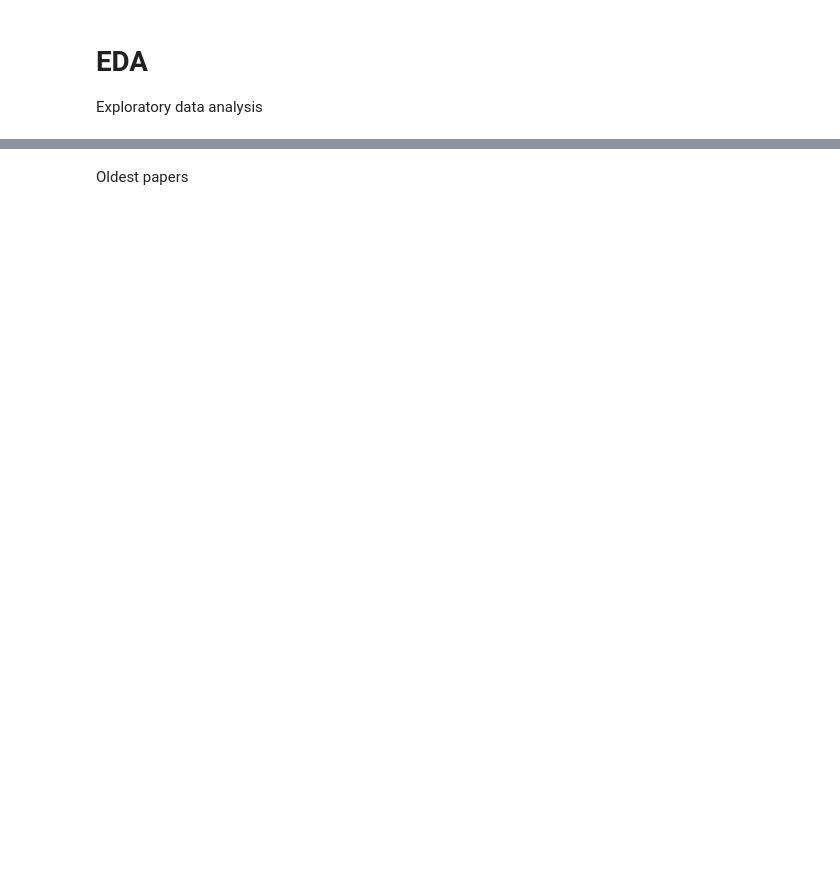
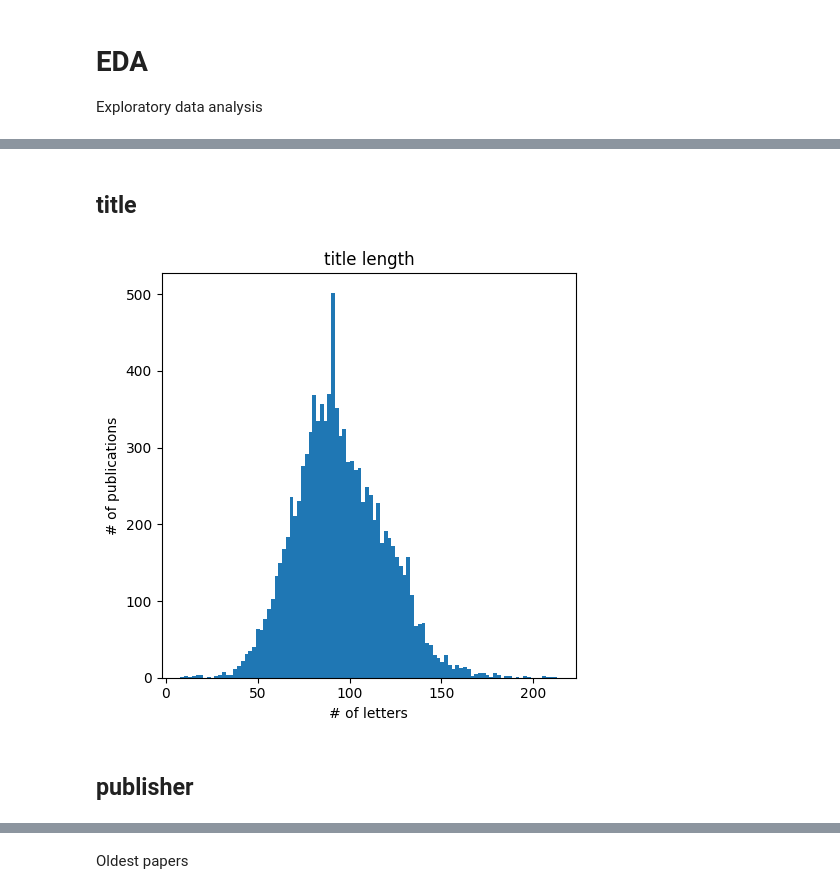
Before and after one commit to pabloajimenezc/SOTA, a Jupyter notebook: notebooks/02_data_preprocessing.ipynb, the cells around one changed output, grey strips where cells are left out. Drawn from its saved outputs; the diff is of its cells as text; code cells hidden in the pictures; blank space fills up the shorter version.

```diff
--- a/notebooks/02_data_preprocessing.ipynb
+++ b/notebooks/02_data_preprocessing.ipynb
@@ -408,6 +249,11 @@ data.shape
 # # It seems that there isn't suspicious abstracts
 # %%
 # Filter abstracts using keywords
+
+# Hexverter
+m2c_keywords = 'hexverter'.split(' ')
+m2c_keywords = '|'.join(m2c_keywords)
+mask_m2c = data['abstract'].str.contains(m2c_keywords)
 
 # M2C
 m2c_keywords = 'mmc m2c modular multilevel converter'.split(' ')
@@ -419,12 +265,12 @@ m3c_keywords = 'mmmc m3c modular multilevel matrix converter'.split(' ')
 m3c_keywords = '|'.join(m3c_keywords)
 mask_m3c = data['abstract'].str.contains(m3c_keywords)
 
-# Control
-control_keywords = 'control controller'.split(' ')
-control_keywords = '|'.join(control_keywords)
-mask_control = data['abstract'].str.contains(control_keywords)
+# # Control
+# control_keywords = 'control controller'.split(' ')
+# control_keywords = '|'.join(control_keywords)
+# mask_control = data['abstract'].str.contains(control_keywords)
 
-mask = (mask_m2c | mask_m3c) & mask_control
+mask = (mask_m2c | mask_m3c)# & mask_control
 lista_abstract = data.loc[mask, 'abstract'].unique().tolist()
 lista_abstract = sorted(lista_abstract, key=len)
 len(lista_abstract)
@@ -445,0 +305,15 @@ Greater citing paper count
+# %% [markdown]
+## title
+# %%
+col = 'title'
+plt.figure(figsize=(5, 5))
+plt.hist(data[col].apply(len), bins=100)
+plt.title(f'{col} length')
+plt.ylabel('# of publications')
+plt.xlabel('# of letters')
+plt.tight_layout()
+plt.show()
+# %% [output]
+[figure, added]
+# %% [markdown]
+## publisher
```
Also changed, not shown: parts of 49 cells of this notebook, 2 other files.
